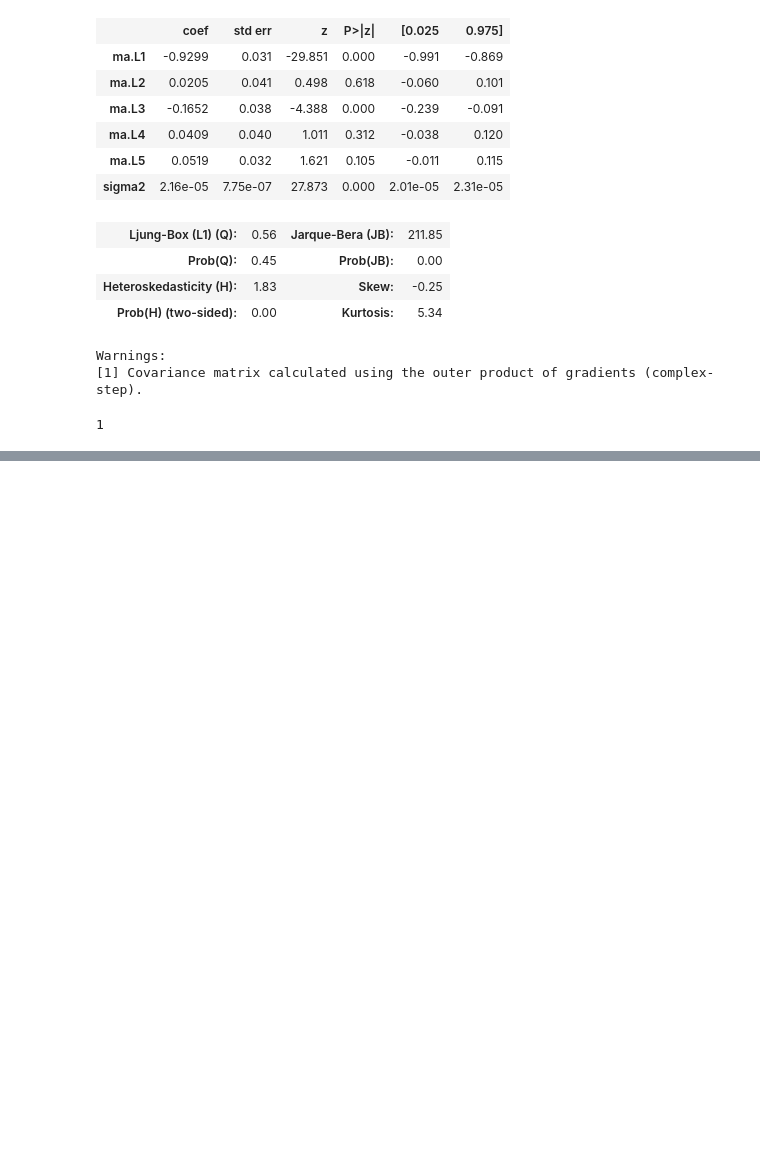
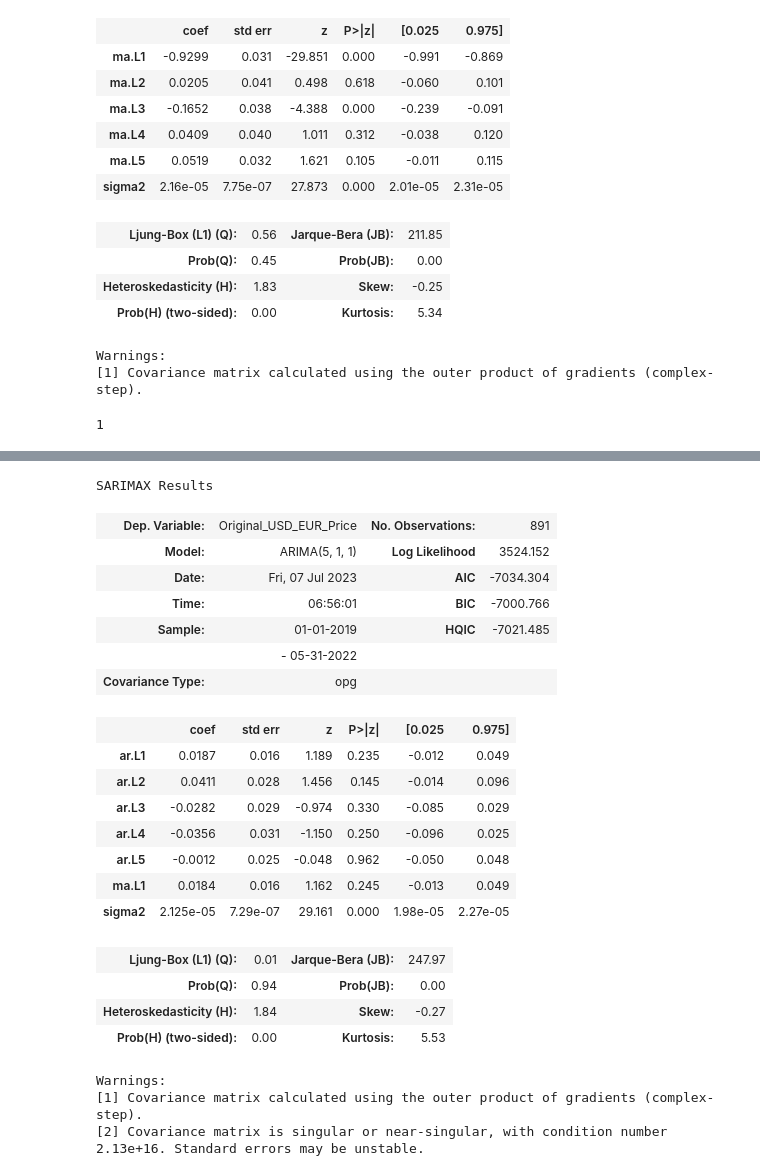
Before and after one commit to pravin-raut/MachineLearning, a Jupyter notebook: dissertation/Currency_Forecast_v2.ipynb, the cells around one changed output, grey strips where cells are left out. Cells and saved outputs as stored; diff of their text form; code cells hidden in the pictures; blank space fills up the shorter version.

```diff
--- a/dissertation/Currency_Forecast_v2.ipynb
+++ b/dissertation/Currency_Forecast_v2.ipynb
@@ -247,6 +247,36 @@ SARIMAX Results
 | Prob(H) (two-sided): | 0.00 | Kurtosis: | 5.44 |
 Warnings:
 [1] Covariance matrix calculated using the outer product of gradients (complex-step).
+# %%
+from statsmodels.tsa.arima.model import ARIMA
+
+cur_model=ARIMA(train_data_currency['Original_USD_EUR_Price'],order=(5,1,1))
+cur_model_fit=cur_model.fit()
+cur_model_fit.summary()
+# %% [output]
+SARIMAX Results
+| Dep. Variable: | Original_USD_EUR_Price | No. Observations: | 891 |
+| Model: | ARIMA(5, 1, 1) | Log Likelihood | 3524.152 |
+| Date: | Fri, 07 Jul 2023 | AIC | -7034.304 |
+| Time: | 06:56:01 | BIC | -7000.766 |
+| Sample: | 01-01-2019 | HQIC | -7021.485 |
+|  | - 05-31-2022 |  |  |
+| Covariance Type: | opg |  |  |
+|  | coef | std err | z | P>|z| | [0.025 | 0.975] |
+| ar.L1 | 0.0187 | 0.016 | 1.189 | 0.235 | -0.012 | 0.049 |
+| ar.L2 | 0.0411 | 0.028 | 1.456 | 0.145 | -0.014 | 0.096 |
+| ar.L3 | -0.0282 | 0.029 | -0.974 | 0.330 | -0.085 | 0.029 |
+| ar.L4 | -0.0356 | 0.031 | -1.150 | 0.250 | -0.096 | 0.025 |
+| ar.L5 | -0.0012 | 0.025 | -0.048 | 0.962 | -0.050 | 0.048 |
+| ma.L1 | 0.0184 | 0.016 | 1.162 | 0.245 | -0.013 | 0.049 |
+| sigma2 | 2.125e-05 | 7.29e-07 | 29.161 | 0.000 | 1.98e-05 | 2.27e-05 |
+| Ljung-Box (L1) (Q): | 0.01 | Jarque-Bera (JB): | 247.97 |
+| Prob(Q): | 0.94 | Prob(JB): | 0.00 |
+| Heteroskedasticity (H): | 1.84 | Skew: | -0.27 |
+| Prob(H) (two-sided): | 0.00 | Kurtosis: | 5.53 |
+Warnings:
+[1] Covariance matrix calculated using the outer product of gradients (complex-step).
+[2] Covariance matrix is singular or near-singular, with condition number 2.13e+16. Standard errors may be unstable.
 # %%
 # Get in-sample predictions
 training_data_predictions = cur_model_fit.get_prediction(start=train_data_currency.dropna().index.min(),
```
Also changed, not shown: parts of 13 cells of this notebook.
